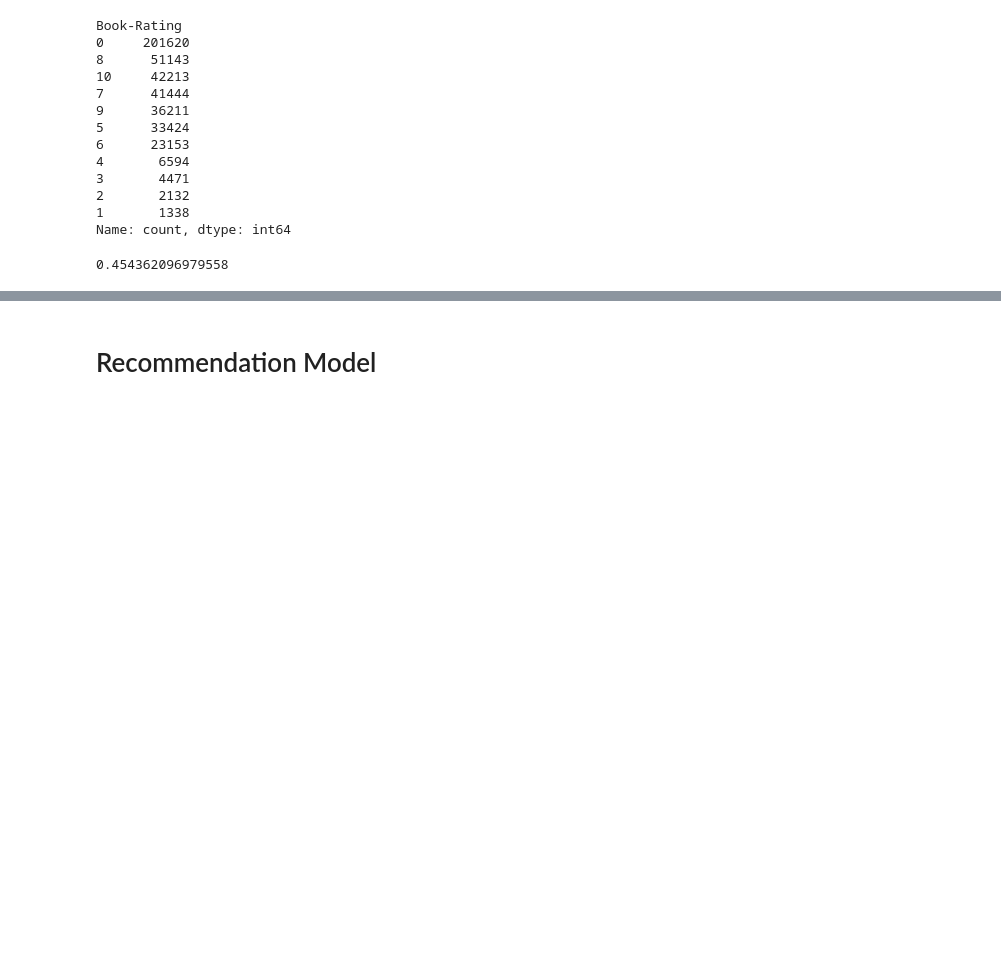
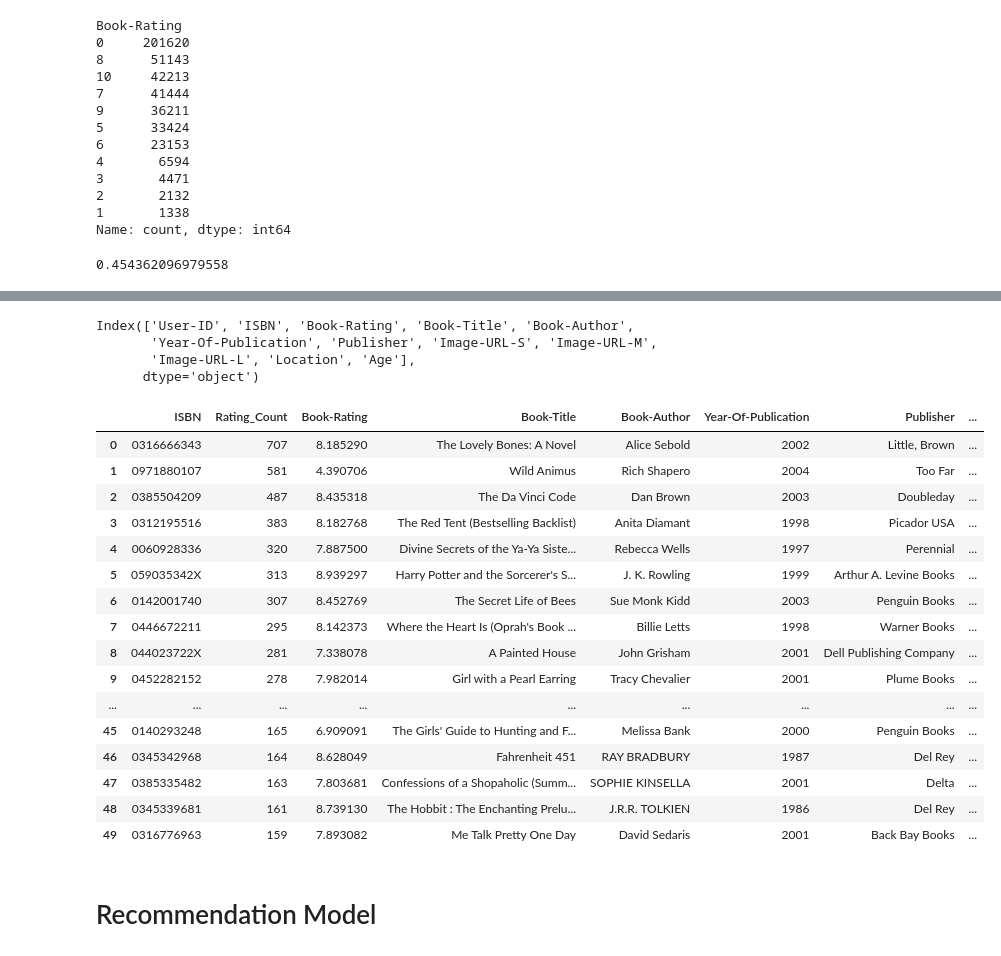
Before and after one commit to AnshulSGarg/Book-Recommender-System, a Jupyter notebook: Recommender_Model.ipynb, the cells around one changed output, grey strips where cells are left out. Saved outputs shown, nothing was run; the diff lists cells and outputs as text; code cells hidden in the pictures; blank space fills up the shorter version.

```diff
--- a/Recommender_Model.ipynb
+++ b/Recommender_Model.ipynb
@@ -411,0 +443,3 @@ Name: count, dtype: int64
+# %%
+top50_books_df = top50_books_df[top50_books_df['Rating_Count']>50]
+top50_books_df
@@ -411,0 +460,3 @@ Name: count, dtype: int64
+# %%
+top50_books_df = top50_books_df.head(50)
+top50_books_df
@@ -411,0 +481,30 @@ Name: count, dtype: int64
+# %%
+final_df.columns
+# %% [output]
+Index(['User-ID', 'ISBN', 'Book-Rating', 'Book-Title', 'Book-Author',
+       'Year-Of-Publication', 'Publisher', 'Image-URL-S', 'Image-URL-M',
+       'Image-URL-L', 'Location', 'Age'],
+      dtype='object')
+# %%
+top50_books_df = pd.merge(top50_books_df, books_df[['ISBN','Book-Title', 'Book-Author',
+       'Year-Of-Publication', 'Publisher', 'Image-URL-S', 'Image-URL-M',
+       'Image-URL-L']], on='ISBN', how='left')
+top50_books_df
+# %% [output]
+|  | ISBN | Rating_Count | Book-Rating | Book-Title | Book-Author | Year-Of-Publication | Publisher | ... |
+| 0 | 0316666343 | 707 | 8.185290 | The Lovely Bones: A Novel | Alice Sebold | 2002 | Little, Brown | ... |
+| 1 | 0971880107 | 581 | 4.390706 | Wild Animus | Rich Shapero | 2004 | Too Far | ... |
+| 2 | 0385504209 | 487 | 8.435318 | The Da Vinci Code | Dan Brown | 2003 | Doubleday | ... |
+| 3 | 0312195516 | 383 | 8.182768 | The Red Tent (Bestselling Backlist) | Anita Diamant | 1998 | Picador USA | ... |
+| 4 | 0060928336 | 320 | 7.887500 | Divine Secrets of the Ya-Ya Siste... | Rebecca Wells | 1997 | Perennial | ... |
+| 5 | 059035342X | 313 | 8.939297 | Harry Potter and the Sorcerer's S... | J. K. Rowling | 1999 | Arthur A. Levine Books | ... |
+| 6 | 0142001740 | 307 | 8.452769 | The Secret Life of Bees | Sue Monk Kidd | 2003 | Penguin Books | ... |
+| 7 | 0446672211 | 295 | 8.142373 | Where the Heart Is (Oprah's Book ... | Billie Letts | 1998 | Warner Books | ... |
+| 8 | 044023722X | 281 | 7.338078 | A Painted House | John Grisham | 2001 | Dell Publishing Company | ... |
+| 9 | 0452282152 | 278 | 7.982014 | Girl with a Pearl Earring | Tracy Chevalier | 2001 | Plume Books | ... |
+| ... | ... | ... | ... | ... | ... | ... | ... | ... |
+| 45 | 0140293248 | 165 | 6.909091 | The Girls' Guide to Hunting and F... | Melissa Bank | 2000 | Penguin Books | ... |
+| 46 | 0345342968 | 164 | 8.628049 | Fahrenheit 451 | RAY BRADBURY | 1987 | Del Rey | ... |
+| 47 | 0385335482 | 163 | 7.803681 | Confessions of a Shopaholic (Summ... | SOPHIE KINSELLA | 2001 | Delta | ... |
+| 48 | 0345339681 | 161 | 8.739130 | The Hobbit : The Enchanting Prelu... | J.R.R. TOLKIEN | 1986 | Del Rey | ... |
+| 49 | 0316776963 | 159 | 7.893082 | Me Talk Pretty One Day | David Sedaris | 2001 | Back Bay Books | ... |
```
Also changed, not shown: parts of 26 cells of this notebook.
